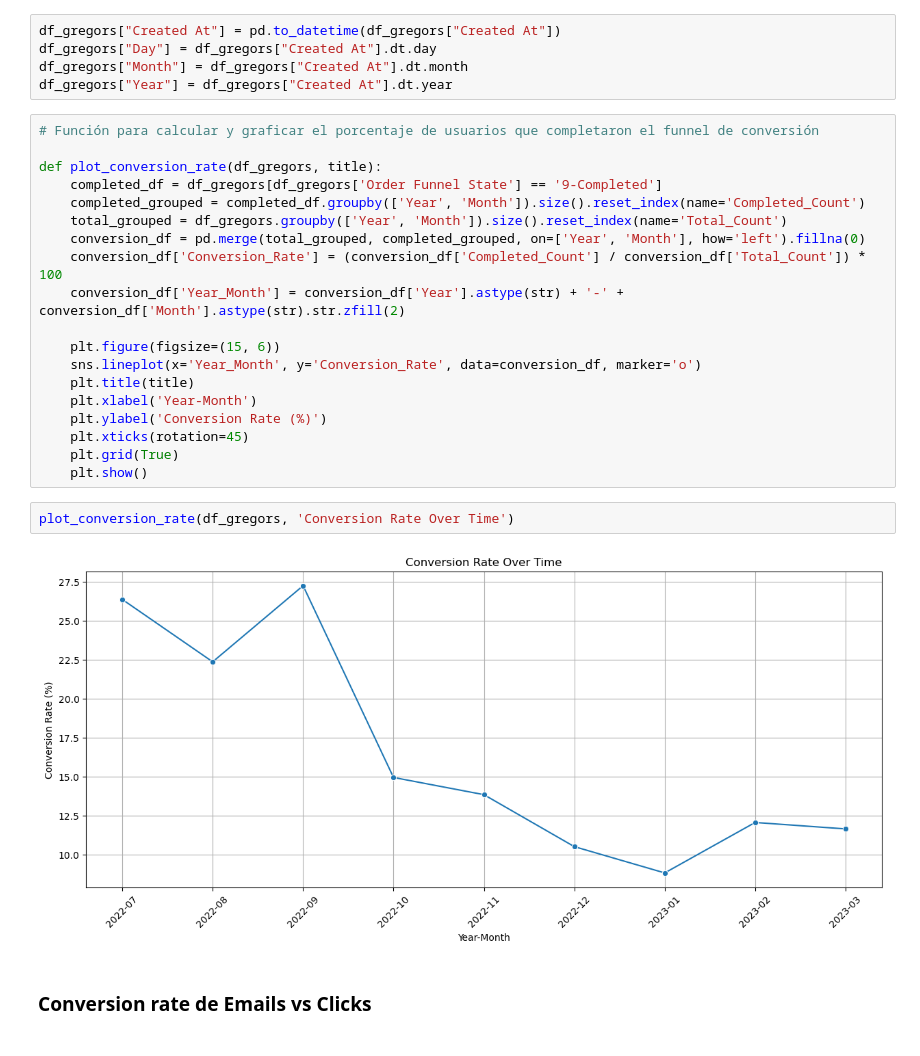
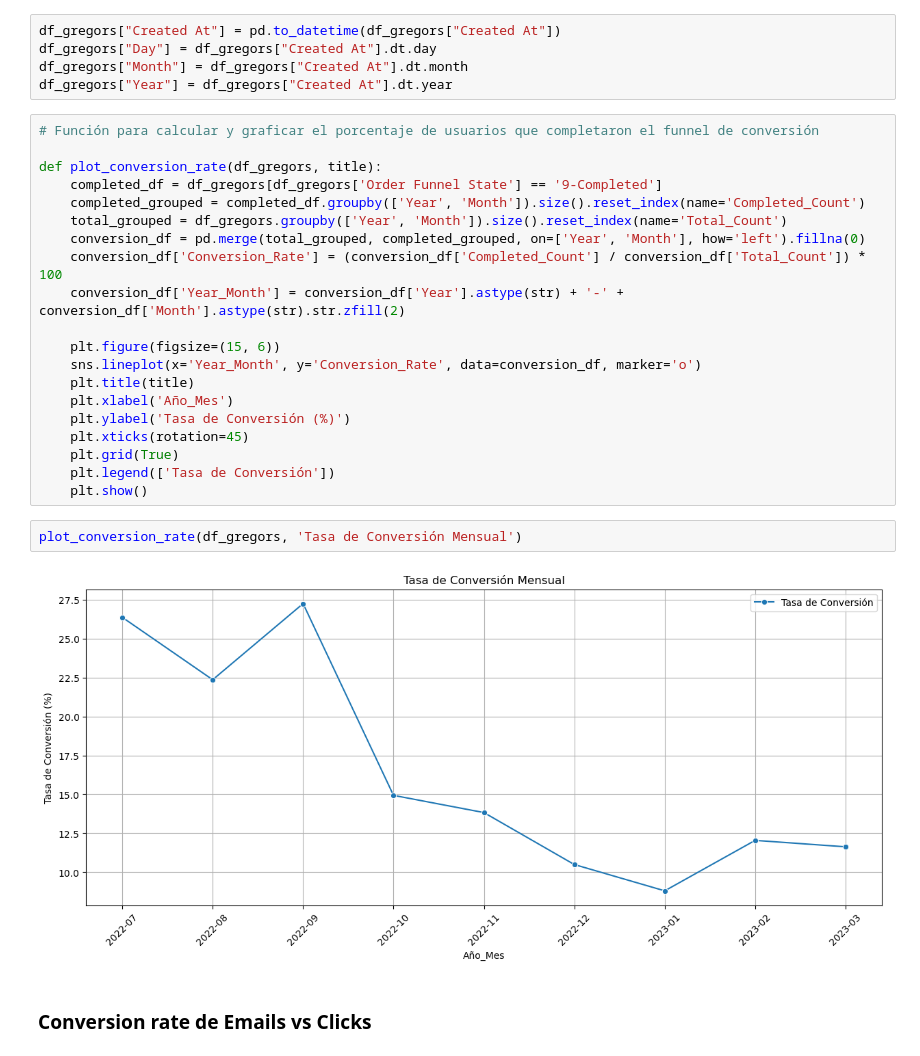
Before and after one commit to lnastri25/POO_UCEMA, a Jupyter notebook: trabajos_practicos/tp_datos/1-gregors/gregors.ipynb, the cells around one changed output. Drawn from its saved outputs; the diff is of its cells as text.

Commit message:
gregors actualizado

```diff
--- a/trabajos_practicos/tp_datos/1-gregors/gregors.ipynb
+++ b/trabajos_practicos/tp_datos/1-gregors/gregors.ipynb
@@ -181,15 +178,16 @@ def plot_conversion_rate(df_gregors, title):
     plt.figure(figsize=(15, 6))
     sns.lineplot(x='Year_Month', y='Conversion_Rate', data=conversion_df, marker='o')
     plt.title(title)
-    plt.xlabel('Year-Month')
-    plt.ylabel('Conversion Rate (%)')
+    plt.xlabel('Año_Mes')
+    plt.ylabel('Tasa de Conversión (%)')
     plt.xticks(rotation=45)
     plt.grid(True)
+    plt.legend(['Tasa de Conversión'])
     plt.show()
-# %%
-plot_conversion_rate(df_gregors, 'Conversion Rate Over Time')
-# %% [output]
-[figure, removed]
+# %%
+plot_conversion_rate(df_gregors, 'Tasa de Conversión Mensual')
+# %% [output]
+[figure, added]
 # %% [markdown]
 ### Conversion rate de Emails vs Clicks
 # %%
```
Also changed, not shown: parts of 9 cells of this notebook, 2 other files.
